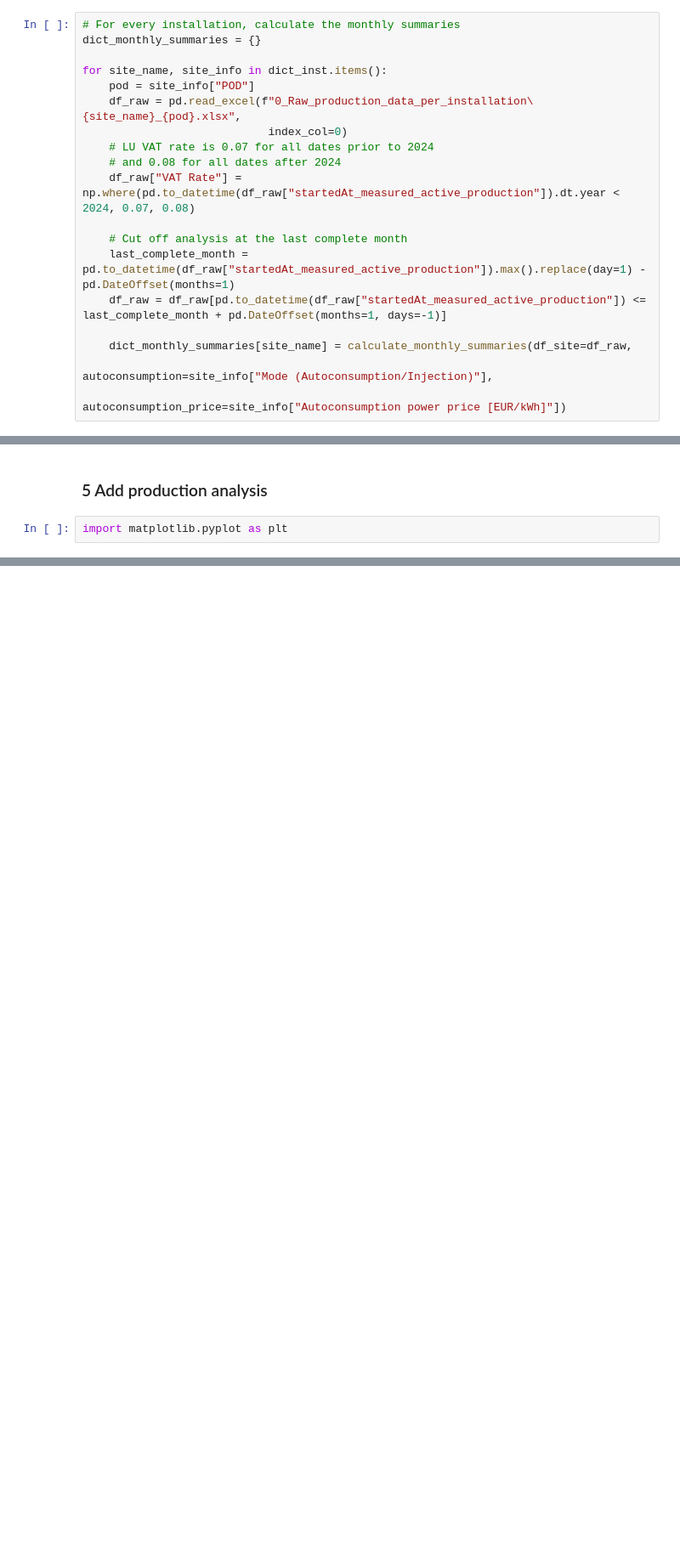
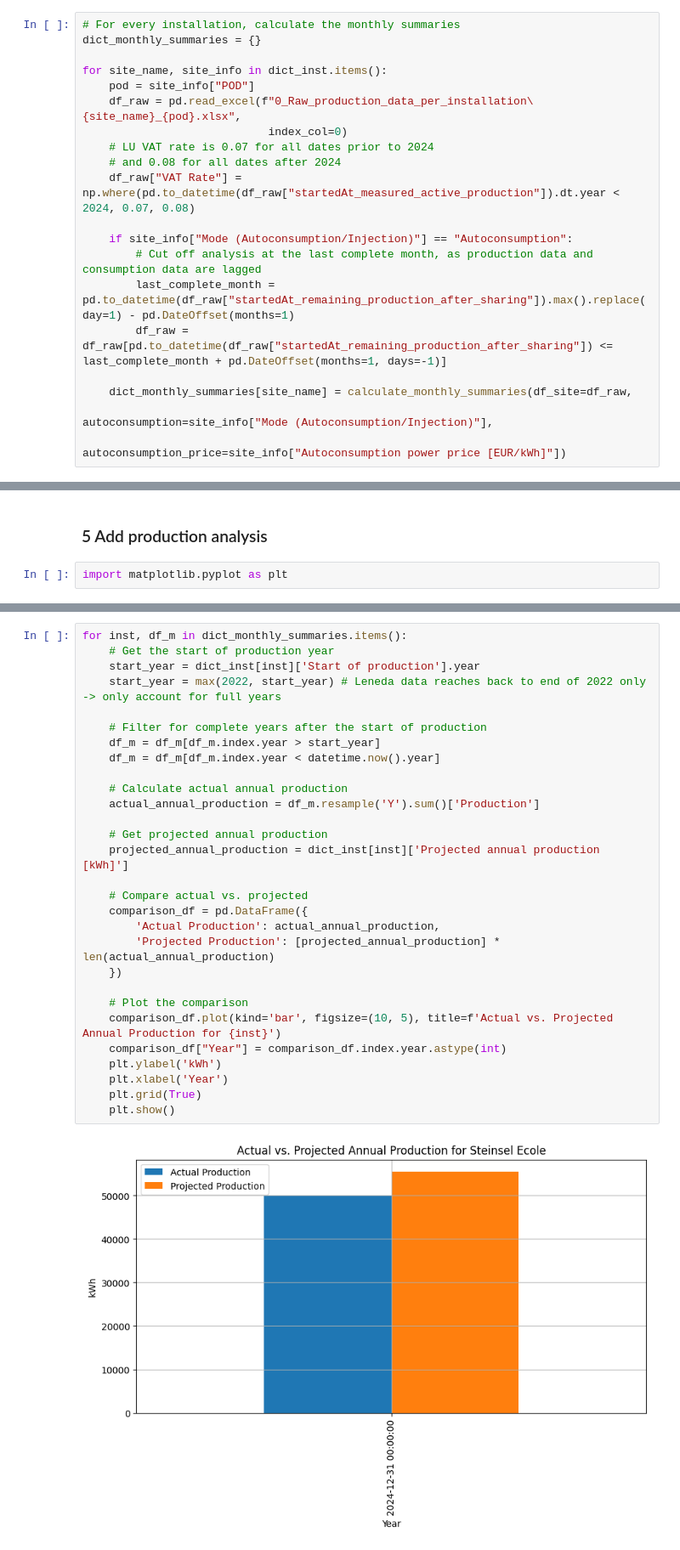
Before and after one commit to c-metz/leneda, a Jupyter notebook: Leneda API_v3.ipynb, the cells around one changed output, grey strips where cells are left out. Shown: that part at 85% size. Cells and saved outputs as stored; diff of their text form; blank space fills up the shorter version.

Commit message:
compare actual vs. projected production

```diff
--- a/Leneda API_v3.ipynb
+++ b/Leneda API_v3.ipynb
@@ -134,9 +134,10 @@ for site_name, site_info in dict_inst.items():
     # and 0.08 for all dates after 2024
     df_raw["VAT Rate"] = np.where(pd.to_datetime(df_raw["startedAt_measured_active_production"]).dt.year < 2024, 0.07, 0.08)
 
-    # Cut off analysis at the last complete month
-    last_complete_month = pd.to_datetime(df_raw["startedAt_measured_active_production"]).max().replace(day=1) - pd.DateOffset(months=1)
-    df_raw = df_raw[pd.to_datetime(df_raw["startedAt_measured_active_production"]) <= last_complete_month + pd.DateOffset(months=1, days=-1)]
+    if site_info["Mode (Autoconsumption/Injection)"] == "Autoconsumption":
+        # Cut off analysis at the last complete month, as production data and consumption data are lagged
+        last_complete_month = pd.to_datetime(df_raw["startedAt_remaining_production_after_sharing"]).max().replace(day=1) - pd.DateOffset(months=1)
+        df_raw = df_raw[pd.to_datetime(df_raw["startedAt_remaining_production_after_sharing"]) <= last_complete_month + pd.DateOffset(months=1, days=-1)]
 
     dict_monthly_summaries[site_name] = calculate_monthly_summaries(df_site=df_raw,
                                                                     autoconsumption=site_info["Mode (Autoconsumption/Injection)"],
@@ -247,0 +251,31 @@ plt.show()
+# %%
+for inst, df_m in dict_monthly_summaries.items():
+    # Get the start of production year
+    start_year = dict_inst[inst]['Start of production'].year
+    start_year = max(2022, start_year) # Leneda data reaches back to end of 2022 only -> only account for full years
+
+    # Filter for complete years after the start of production
+    df_m = df_m[df_m.index.year > start_year]
+    df_m = df_m[df_m.index.year < datetime.now().year]
+
+    # Calculate actual annual production
+    actual_annual_production = df_m.resample('Y').sum()['Production']
+
+    # Get projected annual production
+    projected_annual_production = dict_inst[inst]['Projected annual production [kWh]']
+
+    # Compare actual vs. projected
+    comparison_df = pd.DataFrame({
+        'Actual Production': actual_annual_production,
+        'Projected Production': [projected_annual_production] * len(actual_annual_production)
+    })
+
+    # Plot the comparison
+    comparison_df.plot(kind='bar', figsize=(10, 5), title=f'Actual vs. Projected Annual Production for {inst}')
+    comparison_df["Year"] = comparison_df.index.year.astype(int)
+    plt.ylabel('kWh')
+    plt.xlabel('Year')
+    plt.grid(True)
+    plt.show()
+# %% [output]
+[figure, added]
```
Also changed, not shown: parts of 2 cells of this notebook.
